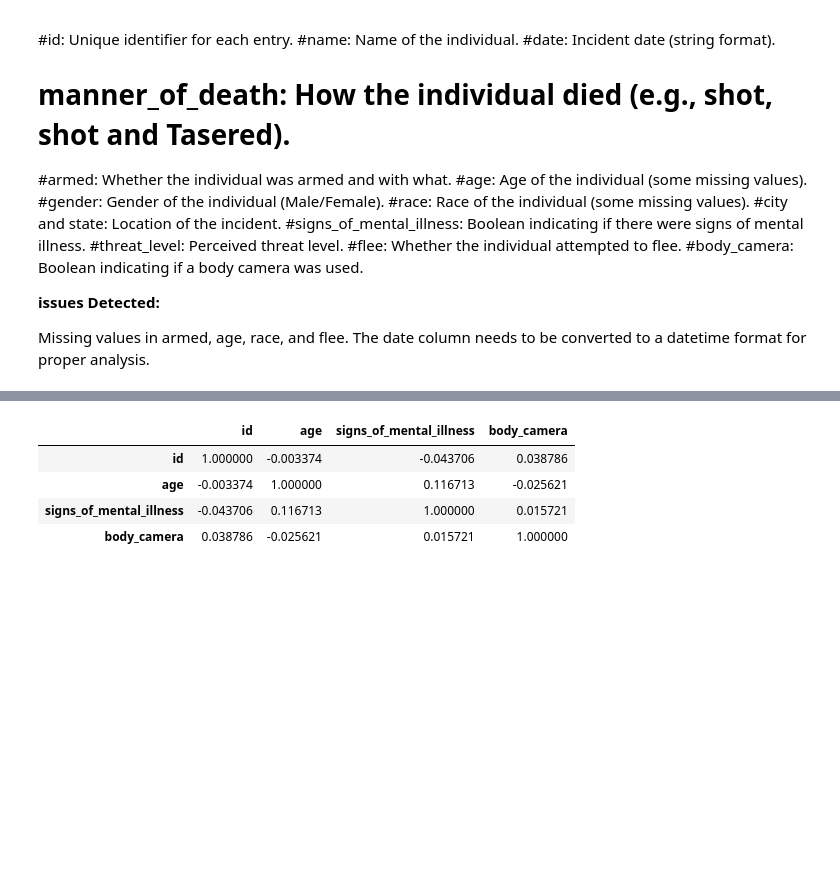
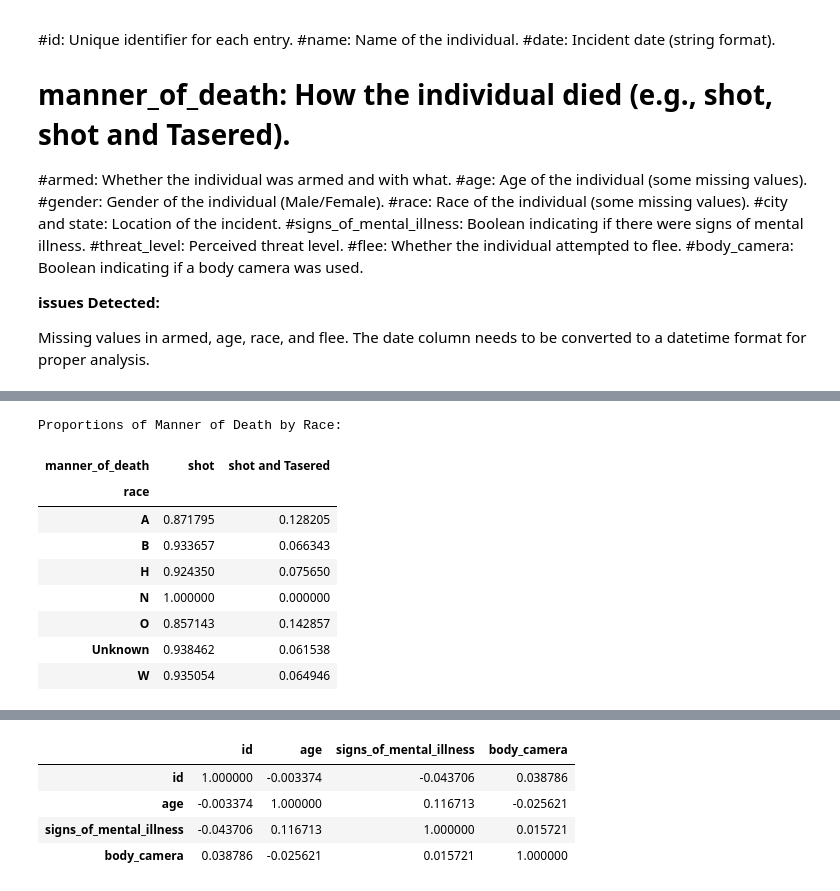
Before and after one commit to Girii-397/COLAB_DATA-ANALYST, a Jupyter notebook: DAY_8.ipynb, the cells around one changed output, grey strips where cells are left out. Saved outputs shown, nothing was run; the diff lists cells and outputs as text; code cells hidden in the pictures; blank space fills up the shorter version.

```diff
--- a/DAY_8.ipynb
+++ b/DAY_8.ipynb
@@ -135,0 +239,68 @@ For example, when doing 'df[col].method(value, inplace=True)', try using 'df.met
+# %%
+# prompt: GENERATE A CASUATION
+
+import pandas as pd
+import warnings
+
+# Load the dataset (assuming the file is in the correct path)
+file_path = "/content/PoliceKillingsUS.csv"
+try:
+    data = pd.read_csv(file_path, encoding="ISO-8859-1")
+except FileNotFoundError:
+    print(f"Error: File not found at {file_path}")
+    exit()  # Or handle the error appropriately
+
+
+# Data Cleaning (as provided in the original code)
+warnings.filterwarnings('ignore', category=FutureWarning)
+warnings.filterwarnings('ignore', category=UserWarning)
+
+data['date'] = pd.to_datetime(data['date'], errors='coerce')
+data['age'].fillna(data['age'].median(), inplace=True)
+data['armed'].fillna('Unknown', inplace=True)
+data['flee'].fillna('Unknown', inplace=True)
+data['race'].fillna('Unknown', inplace=True)
+
+
+# --- Causation Analysis (Example: Race and Manner of Death) ---
+#  This is a simplified example.  A robust causation analysis would require
+#  more advanced statistical methods and careful consideration of confounding variables.
+
+# 1.  Group data by race and manner of death:
+race_manner_counts = data.groupby(['race', 'manner_of_death']).size().unstack(fill_value=0)
+
+# 2.  Calculate proportions for each manner of death within each race:
+race_manner_proportions = race_manner_counts.div(race_manner_counts.sum(axis=1), axis=0)
+
+# 3.  Print or visualize the proportions:
+print("\nProportions of Manner of Death by Race:")
+race_manner_proportions
+
+
+# --- Further Analysis Suggestions ---
+
+#  *  Consider using chi-squared tests to assess statistical significance
+#     between race and manner of death (or other variables).
+
+#  *  Explore relationships between 'threat_level', 'flee', 'armed', and 'manner_of_death'.
+#     These variables are likely to be strongly correlated with the manner of death.
+#     Visualizations (e.g., bar plots, stacked bar charts) can reveal these relationships.
+
+#  *  Control for potential confounders. For example, age, gender, and location
+#      might influence both race and manner of death.  Advanced statistical methods
+#      like regression analysis can help control for these variables.
+
+
+#  *  Be cautious about interpreting correlations as causations.  Causation is
+#     difficult to definitively establish from observational data.
+# %% [output]
+Proportions of Manner of Death by Race:
+| manner_of_death | shot | shot and Tasered |
+| race |  |  |
+| A | 0.871795 | 0.128205 |
+| B | 0.933657 | 0.066343 |
+| H | 0.924350 | 0.075650 |
+| N | 1.000000 | 0.000000 |
+| O | 0.857143 | 0.142857 |
+| Unknown | 0.938462 | 0.061538 |
+| W | 0.935054 | 0.064946 |
```
Also changed, not shown: parts of 13 cells of this notebook.
